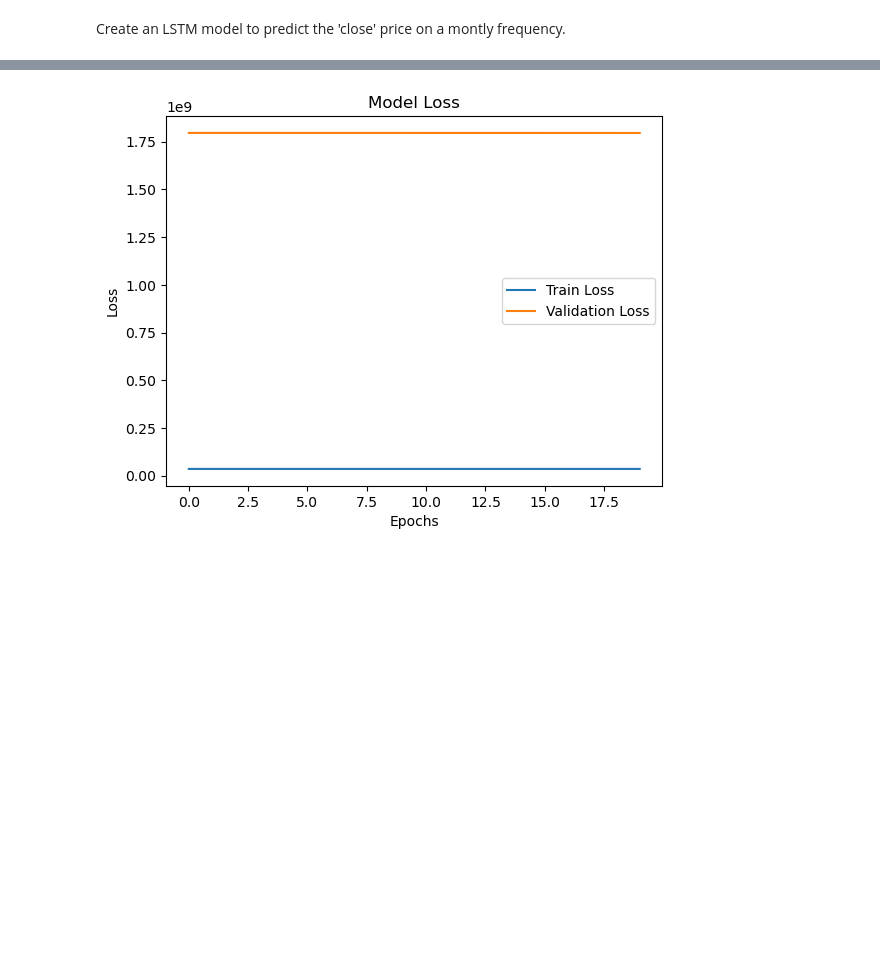
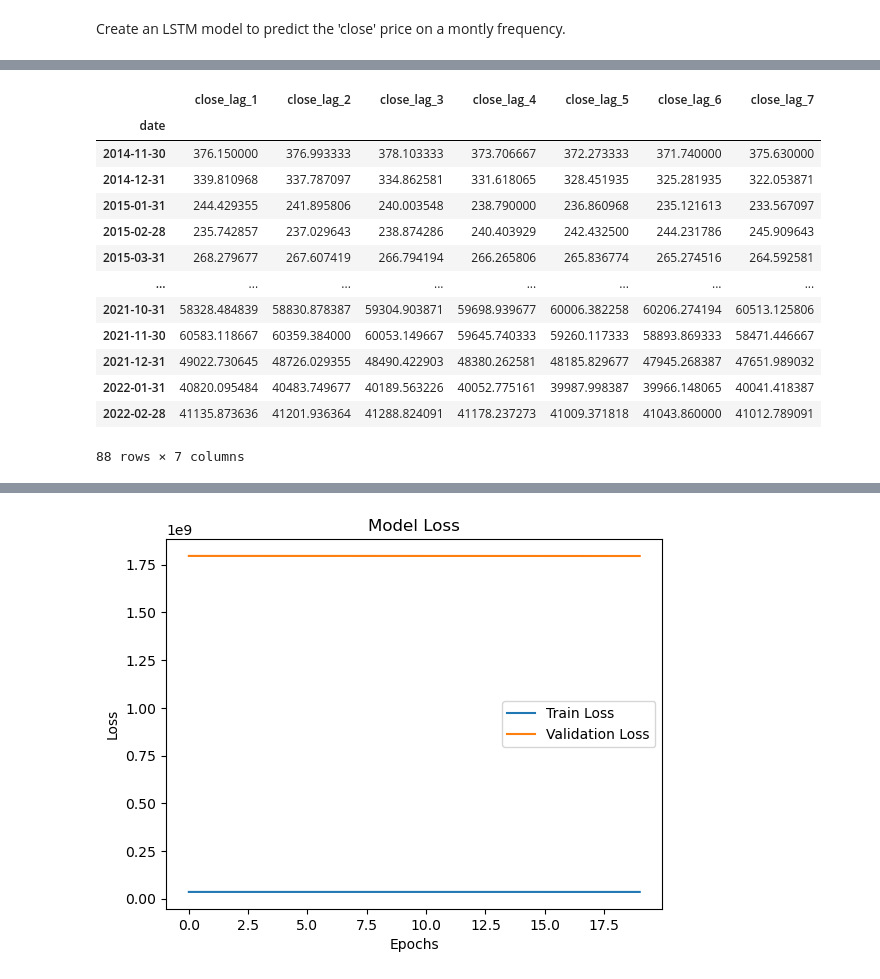
Before and after one commit to Fazlibeqir/Voved-Vo-Nauka-Za-Podatoci, a Jupyter notebook: Lab3/main/10.12.2024/Lab3Main10.12.2024.ipynb, the cells around one changed output, grey strips where cells are left out. Saved outputs shown, nothing was run; the diff lists cells and outputs as text; code cells hidden in the pictures; blank space fills up the shorter version.

```diff
--- a/Lab3/main/10.12.2024/Lab3Main10.12.2024.ipynb
+++ b/Lab3/main/10.12.2024/Lab3Main10.12.2024.ipynb
@@ -234,6 +248,22 @@ monthly_data.head()
 # %%
-X_monthly = monthly_data.drop(columns=features+['close'])
+X_monthly = monthly_data.drop(columns=['open','high','low','close','Volume BTC','Volume USD'])
 y_monthly = monthly_data['close']
+X_monthly
+# %% [output]
+|  | close_lag_1 | close_lag_2 | close_lag_3 | close_lag_4 | close_lag_5 | close_lag_6 | close_lag_7 |
+| date |  |  |  |  |  |  |  |
+| 2014-11-30 | 376.150000 | 376.993333 | 378.103333 | 373.706667 | 372.273333 | 371.740000 | 375.630000 |
+| 2014-12-31 | 339.810968 | 337.787097 | 334.862581 | 331.618065 | 328.451935 | 325.281935 | 322.053871 |
+| 2015-01-31 | 244.429355 | 241.895806 | 240.003548 | 238.790000 | 236.860968 | 235.121613 | 233.567097 |
+| 2015-02-28 | 235.742857 | 237.029643 | 238.874286 | 240.403929 | 242.432500 | 244.231786 | 245.909643 |
+| 2015-03-31 | 268.279677 | 267.607419 | 266.794194 | 266.265806 | 265.836774 | 265.274516 | 264.592581 |
+| ... | ... | ... | ... | ... | ... | ... | ... |
+| 2021-10-31 | 58328.484839 | 58830.878387 | 59304.903871 | 59698.939677 | 60006.382258 | 60206.274194 | 60513.125806 |
+| 2021-11-30 | 60583.118667 | 60359.384000 | 60053.149667 | 59645.740333 | 59260.117333 | 58893.869333 | 58471.446667 |
+| 2021-12-31 | 49022.730645 | 48726.029355 | 48490.422903 | 48380.262581 | 48185.829677 | 47945.268387 | 47651.989032 |
+| 2022-01-31 | 40820.095484 | 40483.749677 | 40189.563226 | 40052.775161 | 39987.998387 | 39966.148065 | 40041.418387 |
+| 2022-02-28 | 41135.873636 | 41201.936364 | 41288.824091 | 41178.237273 | 41009.371818 | 41043.860000 | 41012.789091 |
+88 rows × 7 columns
 # %%
 X_train_monthly, X_test_monthly, y_train_monthly, y_test_monthly = train_test_split(X_monthly, y_monthly
                                                                                    , test_size= 0.2, shuffle=False)
```
Also changed, not shown: parts of 12 cells of this notebook.
